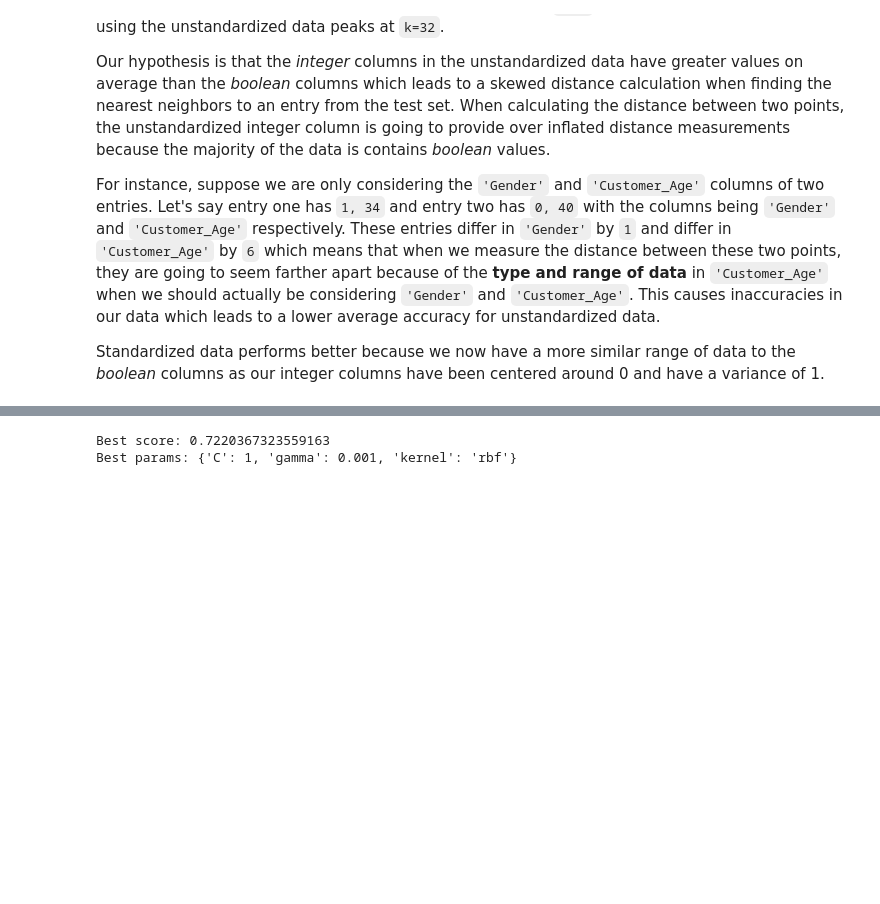
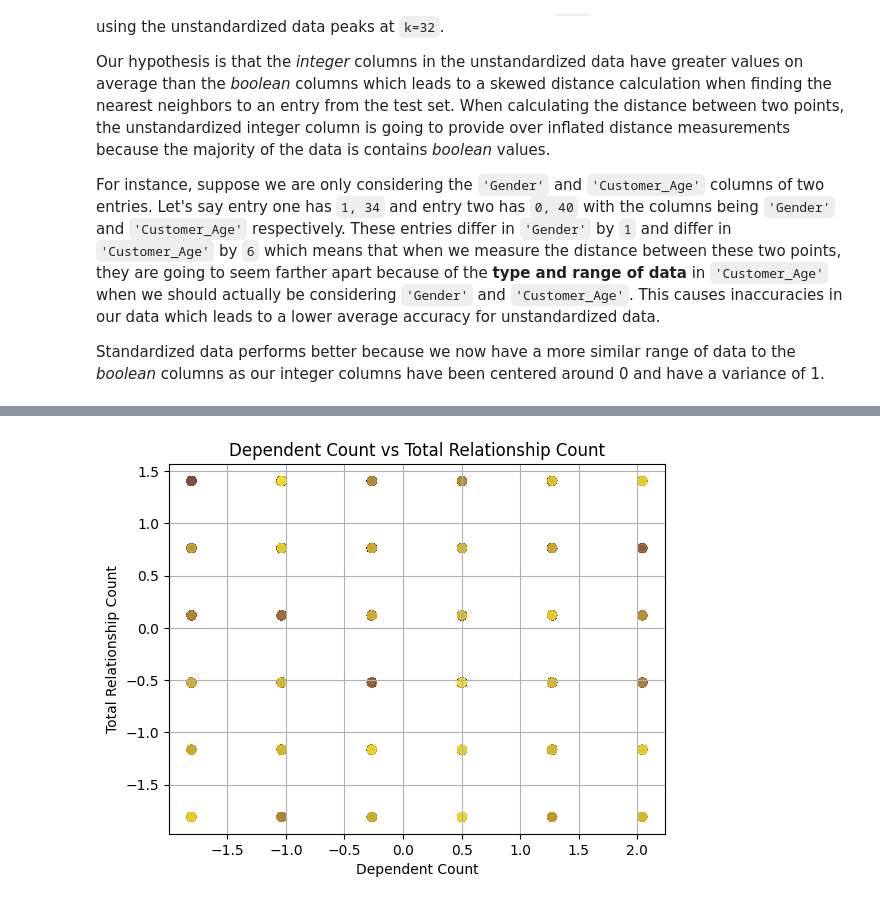
Before and after one commit to s-colins/CS345-Final-Project, a Jupyter notebook: final-project.ipynb, the cells around one changed output, grey strips where cells are left out. Drawn from its saved outputs; the diff is of its cells as text; code cells hidden in the pictures; blank space fills up the shorter version.

```diff
--- a/final-project.ipynb
+++ b/final-project.ipynb
@@ -310,25 +345,13 @@ Standardized data performs better because we now have a more similar range of da
 # %%
-from sklearn.model_selection import GridSearchCV
-from sklearn.svm import SVC
+dependant_count_col = X_standardized[:, headers["Dependent_count"]]
+relationship_count_col = X_standardized[:, headers["Total_Relationship_Count"]]
 
-param_grid = {
-    'C': [0.1, 1, 10, 100],
-    'gamma': ['scale', 0.1, 0.01, 0.001],
-    'kernel': ['rbf']
-}
+plt.scatter(dependant_count_col, relationship_count_col, c=y_median, alpha=0.2)
 
-grid = GridSearchCV(
-    SVC(),
-    param_grid,
-    cv=5,
-    scoring="accuracy",
-    n_jobs=-1
-)
-
-grid.fit(X_standardized, y_median)
-
-print("Best score:", grid.best_score_)
-print("Best params:", grid.best_params_)
+plt.title("Dependent Count vs Total Relationship Count")
+plt.xlabel("Dependent Count")
+plt.ylabel("Total Relationship Count")
+plt.grid(True)
+plt.show()
 # %% [output]
-Best score: 0.7220367323559163
-Best params: {'C': 1, 'gamma': 0.001, 'kernel': 'rbf'}
+[figure, added]
```
Also changed, not shown: parts of 13 cells of this notebook, 1 other file.
